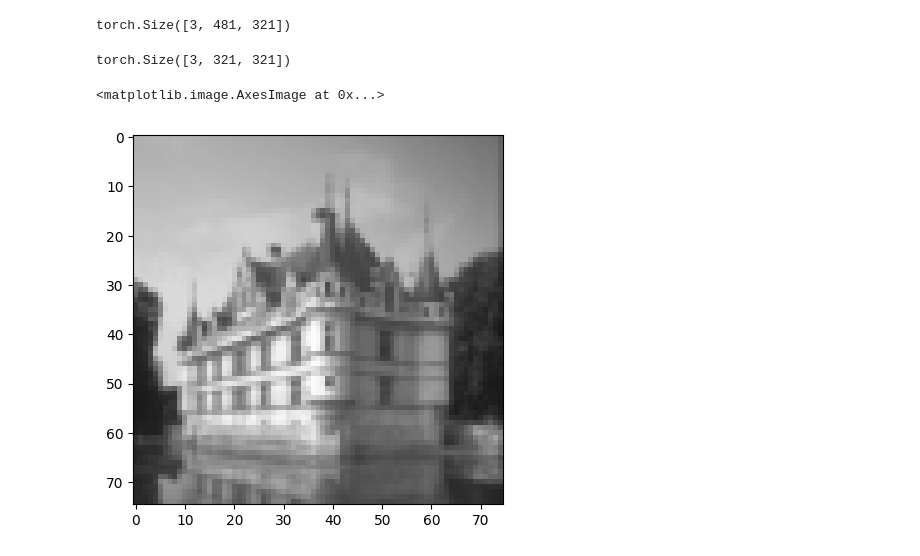
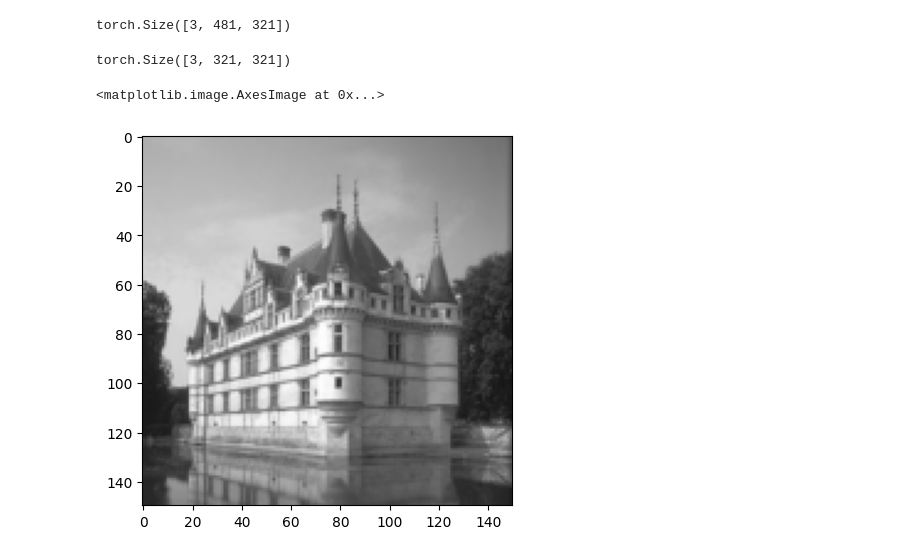
Before and after one commit to SuperVK/sparse-image-repr-bep, a Jupyter notebook: project.ipynb, the cells around one changed output. Cells and saved outputs as stored; diff of their text form; code cells hidden in the pictures.

```diff
--- a/project.ipynb
+++ b/project.ipynb
@@ -462,17 +494,17 @@ torch.Size([3, 481, 321])
 # %%
 img = torchvision.transforms.functional.crop(torchvision.io.decode_image('./data/bsd300-castle.jpg'), 0, 0, 321, 321).float()
 
 print(img.size())
 
-learning_rate = 1e-3
-iterations = 10000
-guassians = 1000
+learning_rate = 0.01
+iterations = 500
+guassians = 2000
 
 # create a 5x5 with a black stripe in the middle
-output_z = torchvision.transforms.Resize(75)(img).mean(0).to(device) / 255.0
+output_z = torchvision.transforms.Resize(150)(img).mean(0).to(device) / 255.0
 plt.imshow(output_z.cpu(), origin='upper', cmap='gray', vmin=0, vmax=1)
 # %% [output]
 torch.Size([3, 321, 321])
 <matplotlib.image.AxesImage at 0x...>
-[figure, old version]
+[figure, new version]
 # %%
```
Also changed, not shown: parts of 10 cells of this notebook.
